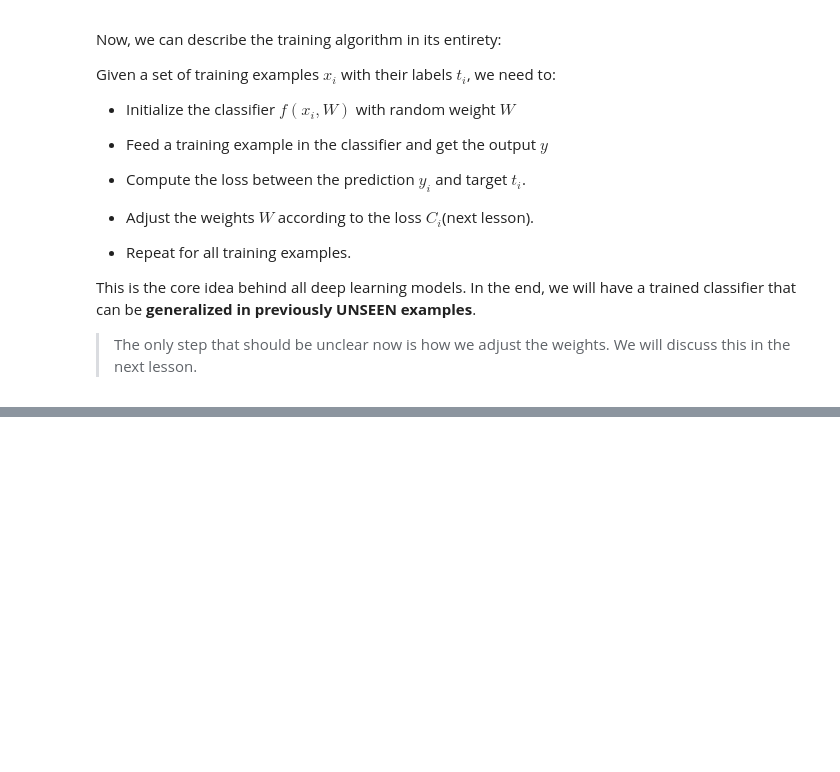
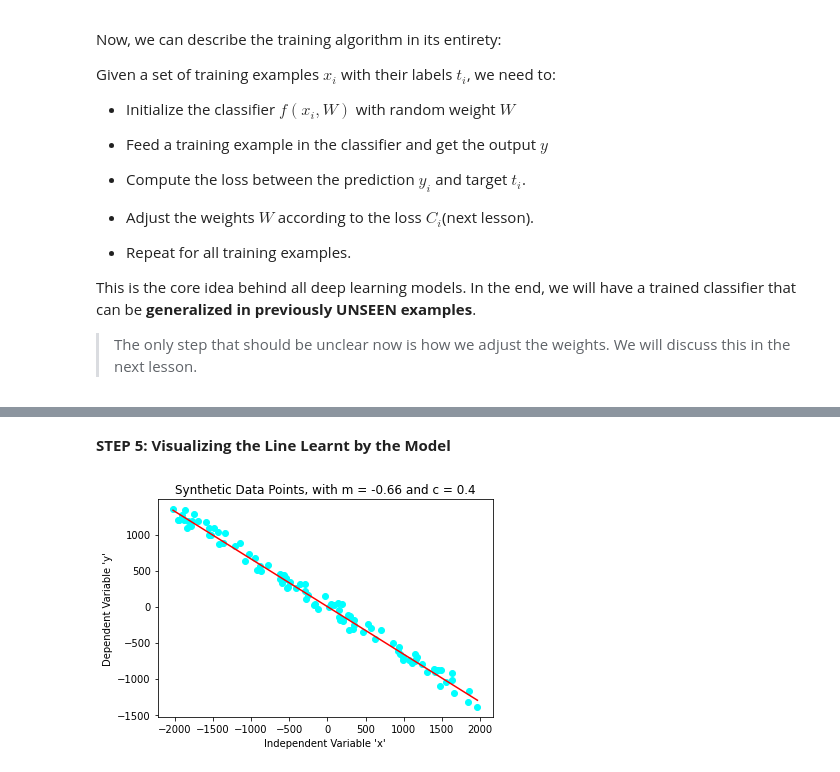
Before and after one commit to CUTe-EmbeddedAI/DLIVA_CV_5Day_Workshop, a Jupyter notebook: day2/01_Introduction_and_Linear_Classifiers.ipynb, the cells around one changed output, grey strips where cells are left out. Drawn from its saved outputs; the diff is of its cells as text; code cells hidden in the pictures; blank space fills up the shorter version.

```diff
--- a/day2/01_Introduction_and_Linear_Classifiers.ipynb
+++ b/day2/01_Introduction_and_Linear_Classifiers.ipynb
@@ -186,0 +285,13 @@ This is the core idea behind all deep learning models. In the end, we will have
+# %%
+# Defining the model architecture.
+class LinearRegressionModel(torch.nn.Module):
+    def __init__(self):
+        super(LinearRegressionModel, self).__init__()
+        self.linear = torch.nn.Linear(1, 1)  # this layer of the model has a single neuron, that takes in one scalar input and gives out one scalar output.
+
+    def forward(self, x):
+        y_pred = self.linear(x)
+        return y_pred
+
+# Creating the model
+model = LinearRegressionModel()
@@ -186,0 +427,11 @@ This is the core idea behind all deep learning models. In the end, we will have
+# %% [markdown]
+**STEP 5: Visualizing the Line Learnt by the Model**
+# %%
+plt.scatter(x_list, y_list , color = 'cyan')
+plt.plot((x_min, x_max), (m_learnt*x_min + c_learnt, m_learnt*x_max + c_learnt), color = 'r')
+plt.title('Synthetic Data Points, with m = {} and c = {}'.format(round(m_learnt, 2), round(c_learnt, 2)))
+plt.xlabel("Independent Variable 'x'")
+plt.ylabel("Dependent Variable 'y'")
+plt.savefig('learnt_m_and_c.jpg')
+# %% [output]
+[figure, added]
```
Also changed, not shown: parts of 23 cells of this notebook.
